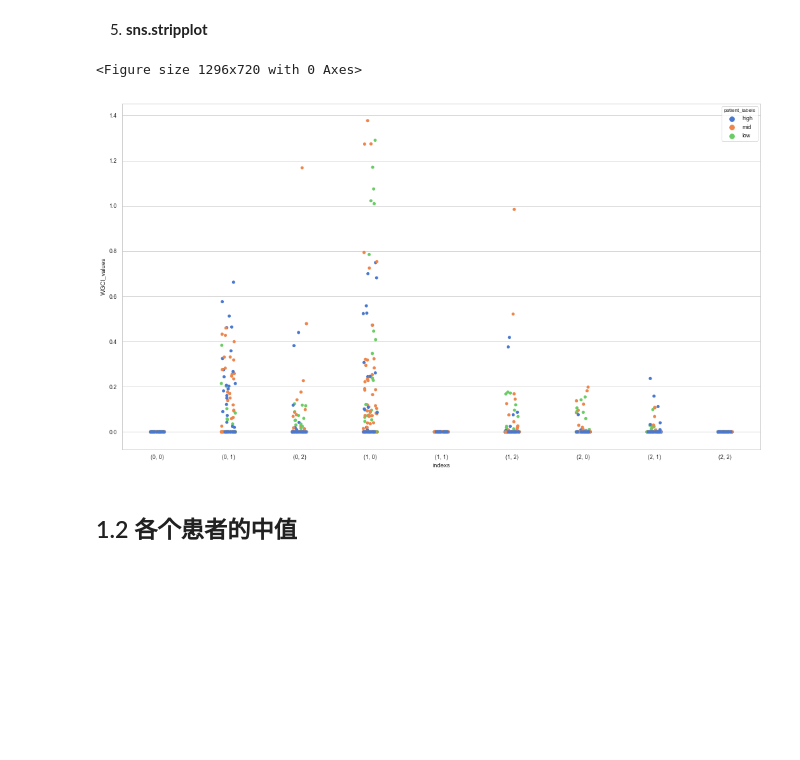
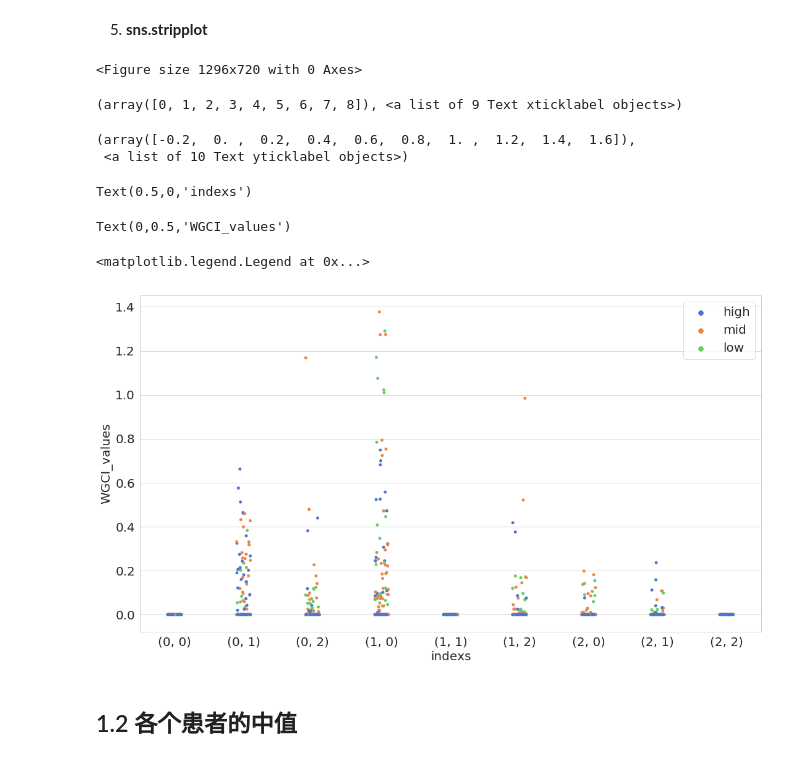
Before and after one commit to limpins/Deep-Learning-for-Time-Series, a Jupyter notebook: nbs/WGCI_analysis_visualization.ipynb, the cells around one changed output. Drawn from its saved outputs; the diff is of its cells as text; code cells hidden in the pictures; blank space fills up the shorter version.

```diff
--- a/nbs/WGCI_analysis_visualization.ipynb
+++ b/nbs/WGCI_analysis_visualization.ipynb
@@ -102,5 +121,13 @@ ax = sns.boxenplot(x='indexs', y='WGCI_values', hue='patient_labels', data=plot_
 # %%
 plt.figure(figsize=(18, 8))
 ax = sns.violinplot(x='indexs', y='WGCI_values', hue='patient_labels', data=plot_data)
+# 设置刻度字体大小
+plt.xticks(fontsize=20)
+plt.yticks(fontsize=20)
+# 设置坐标标签字体大小
+ax.set_xlabel('indexs', fontsize=20)
+ax.set_ylabel('WGCI_values', fontsize=20)
+# 设置图例字体大小
+ax.legend(fontsize=20)
 # %% [output]
 <Figure size 1296x576 with 0 Axes>
@@ -110,5 +143,13 @@ ax = sns.violinplot(x='indexs', y='WGCI_values', hue='patient_labels', data=plot
 # %%
  plt.figure(figsize=(18, 8))
  ax = sns.boxplot(x='indexs', y='WGCI_values' , hue='patient_labels',data=plot_data)
+# 设置刻度字体大小
+plt.xticks(fontsize=20)
+plt.yticks(fontsize=20)
+# 设置坐标标签字体大小
+ax.set_xlabel('indexs', fontsize=20)
+ax.set_ylabel('WGCI_values', fontsize=20)
+# 设置图例字体大小
+ax.legend(fontsize=20)
 # %% [output]
 <Figure size 1296x576 with 0 Axes>
@@ -124,9 +171,23 @@ ax = sns.violinplot(x='indexs', y='WGCI_values', hue='patient_labels', data=plot
 # %%
  plt.figure(figsize=(18, 10))
  ax = sns.stripplot(x='indexs', y='WGCI_values', hue='patient_labels', data=plot_data)
+# 设置刻度字体大小
+plt.xticks(fontsize=20)
+plt.yticks(fontsize=20)
+# 设置坐标标签字体大小
+ax.set_xlabel('indexs', fontsize=20)
+ax.set_ylabel('WGCI_values', fontsize=20)
+# 设置图例字体大小
+ax.legend(fontsize=20)
 # %% [output]
 <Figure size 1296x720 with 0 Axes>
+(array([0, 1, 2, 3, 4, 5, 6, 7, 8]), <a list of 9 Text xticklabel objects>)
+(array([-0.2,  0. ,  0.2,  0.4,  0.6,  0.8,  1. ,  1.2,  1.4,  1.6]),
+ <a list of 10 Text yticklabel objects>)
+Text(0.5,0,'indexs')
+Text(0,0.5,'WGCI_values')
+<matplotlib.legend.Legend at 0x...>
-[figure, old version]
+[figure, new version]
 # %% [markdown]
 ## 1.2 各个患者的中值
 # %%
```
Also changed, not shown: parts of 12 cells of this notebook.
